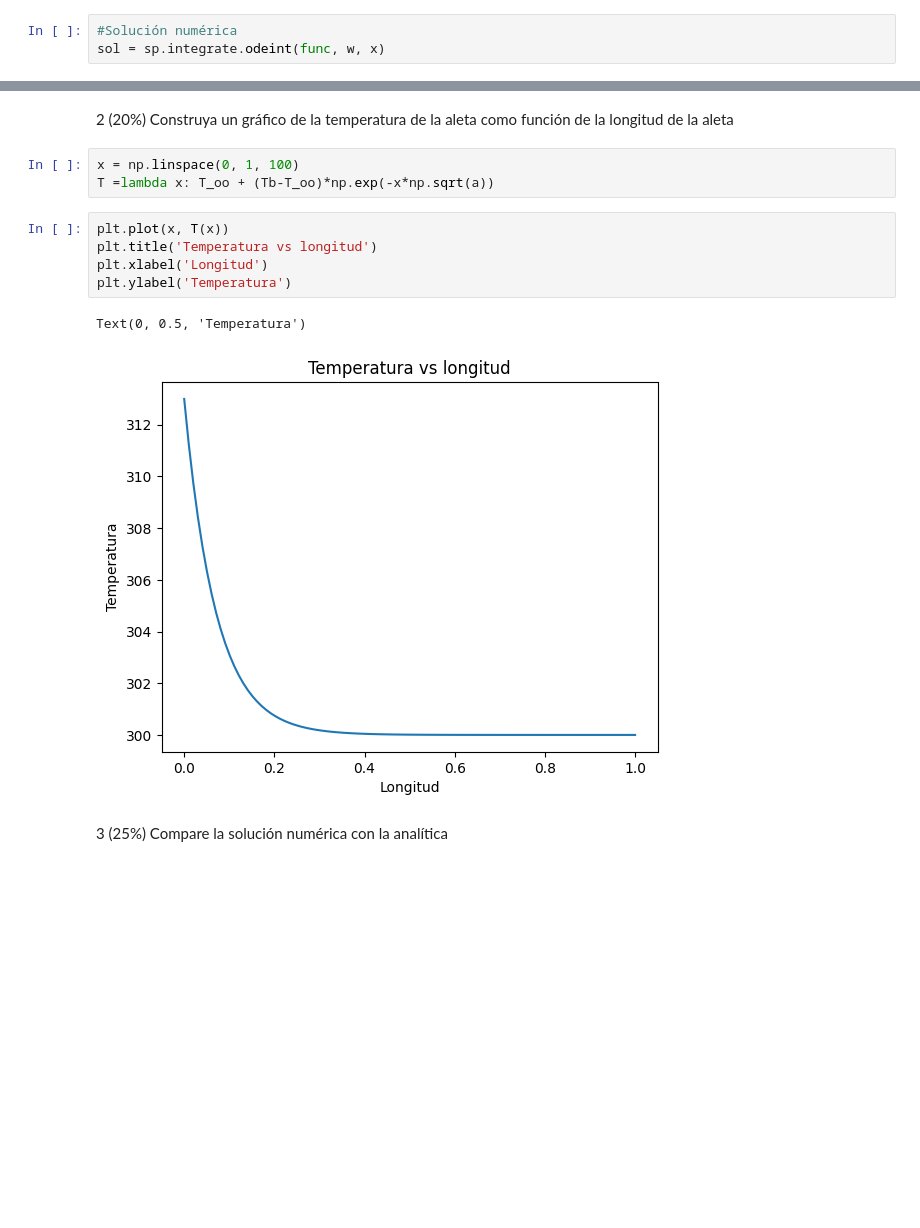
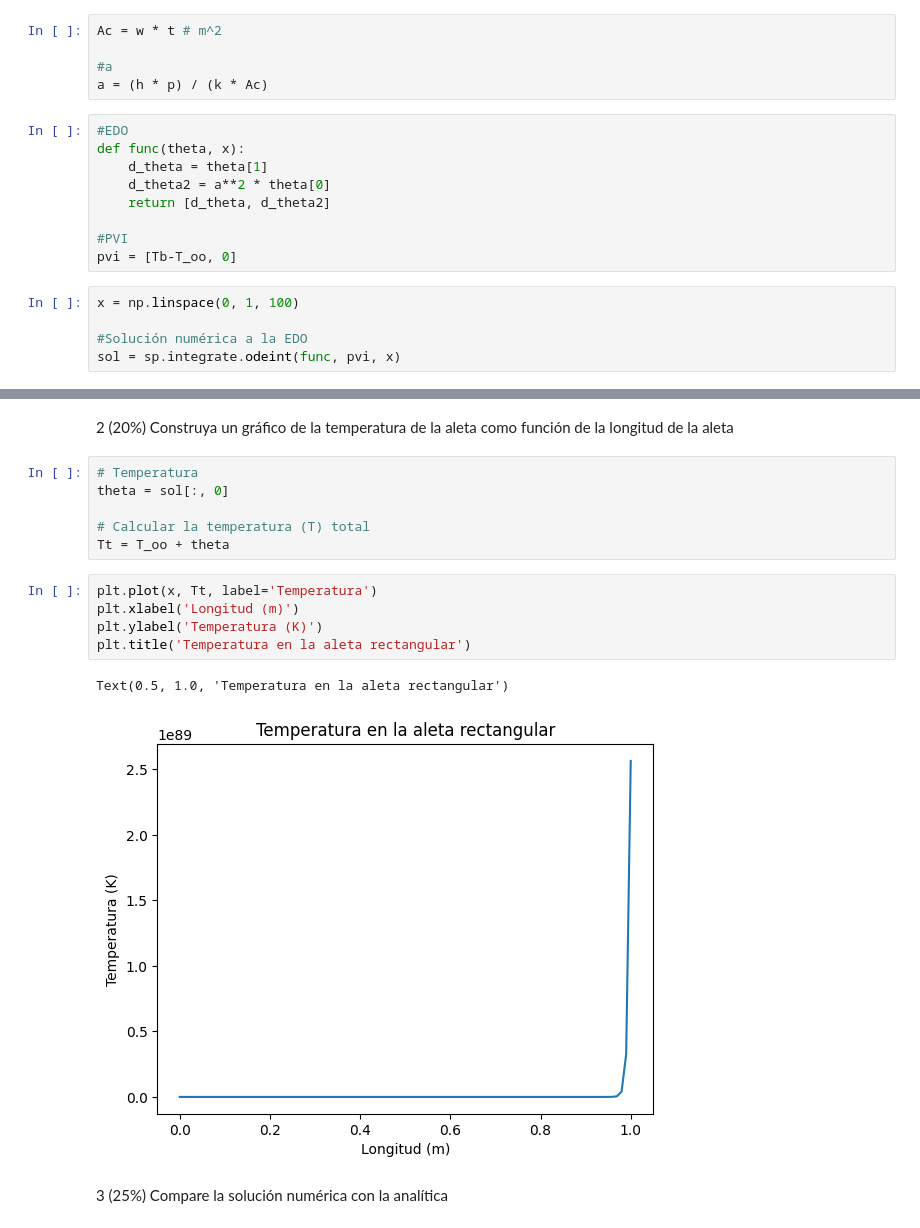
Before and after one commit to hernansalinas/CursoMetodosComputacionales, a Jupyter notebook: Students/Mora_292/EvaluacionFinal_2023_Daniel_MoraI.ipynb, the cells around one changed output, grey strips where cells are left out. Cells and saved outputs as stored; diff of their text form; blank space fills up the shorter version.

```diff
--- a/Students/Mora_292/EvaluacionFinal_2023_Daniel_MoraI.ipynb
+++ b/Students/Mora_292/EvaluacionFinal_2023_Daniel_MoraI.ipynb
@@ -97,5 +81,21 @@ w = [Tb-T_oo, 0]
+# %%
+Ac = w * t # m^2
+
+#a
+a = (h * p) / (k * Ac)
+# %%
+#EDO
+def func(theta, x):
+    d_theta = theta[1]
+    d_theta2 = a**2 * theta[0]
+    return [d_theta, d_theta2]
+
+#PVI
+pvi = [Tb-T_oo, 0]
 # %%
-#Solución numérica
-sol = sp.integrate.odeint(func, w, x)
+x = np.linspace(0, 1, 100)
+
+#Solución numérica a la EDO
+sol = sp.integrate.odeint(func, pvi, x)
 # %%
 sol
@@ -110,15 +120,18 @@ Text(0.5, 1.0, 'Solución a la EDO temperatura en una aleta')
 # %% [markdown]
 2 (20%) Construya un gráfico de  la temperatura de la aleta como función de la longitud de la aleta
-# %%
-x = np.linspace(0, 1, 100)
-T =lambda x: T_oo + (Tb-T_oo)*np.exp(-x*np.sqrt(a))
-# %%
-plt.plot(x, T(x))
-plt.title('Temperatura vs longitud')
-plt.xlabel('Longitud')
-plt.ylabel('Temperatura')
-# %% [output]
-Text(0, 0.5, 'Temperatura')
-[figure, removed]
+# %%
+# Temperatura
+theta = sol[:, 0]
+
+# Calcular la temperatura (T) total
+Tt = T_oo + theta
+# %%
+plt.plot(x, Tt, label='Temperatura')
+plt.xlabel('Longitud (m)')
+plt.ylabel('Temperatura (K)')
+plt.title('Temperatura en la aleta rectangular')
+# %% [output]
+Text(0.5, 1.0, 'Temperatura en la aleta rectangular')
+[figure, added]
 # %% [markdown]
 3 (25%) Compare la solución numérica con la analítica
```
Also changed, not shown: parts of 16 cells of this notebook, 1 other file.
